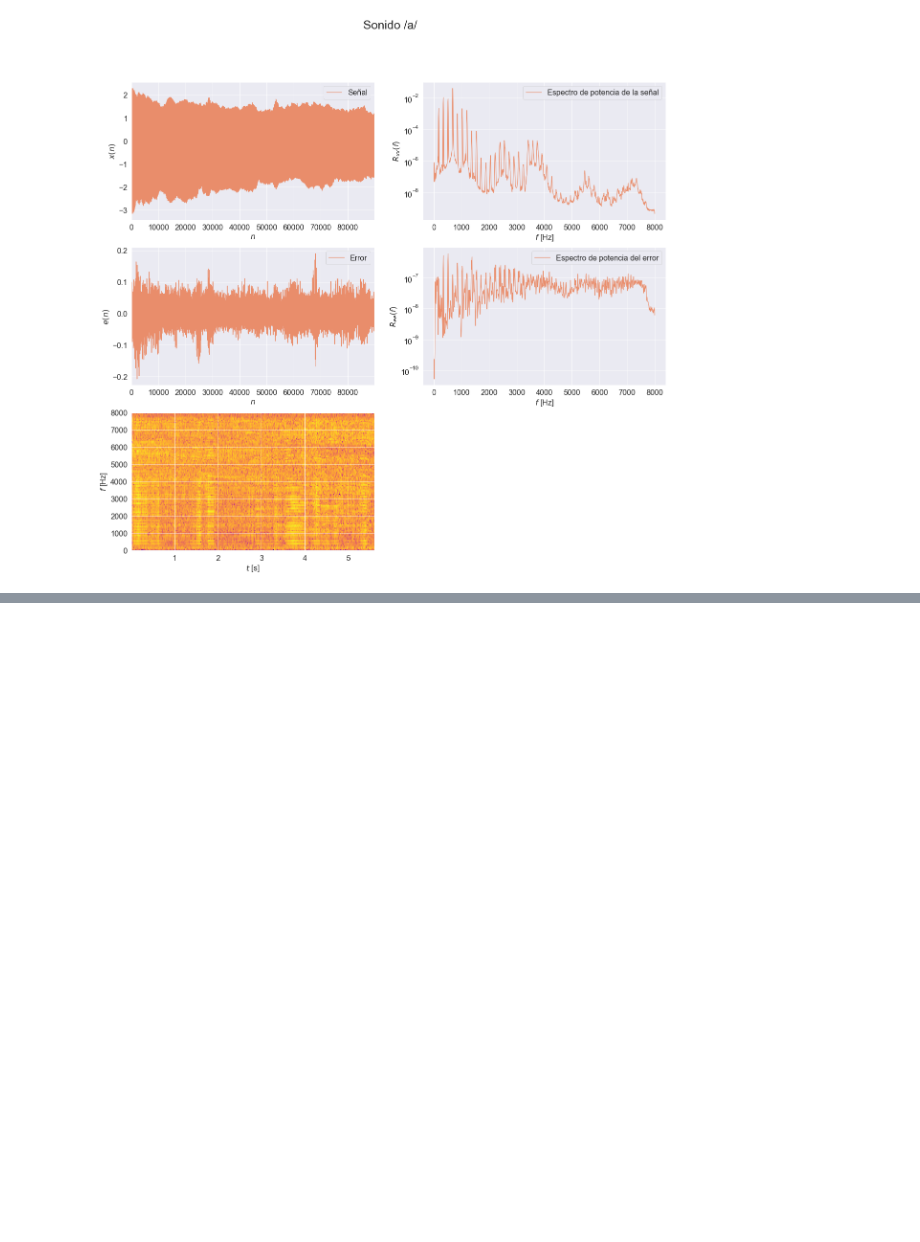
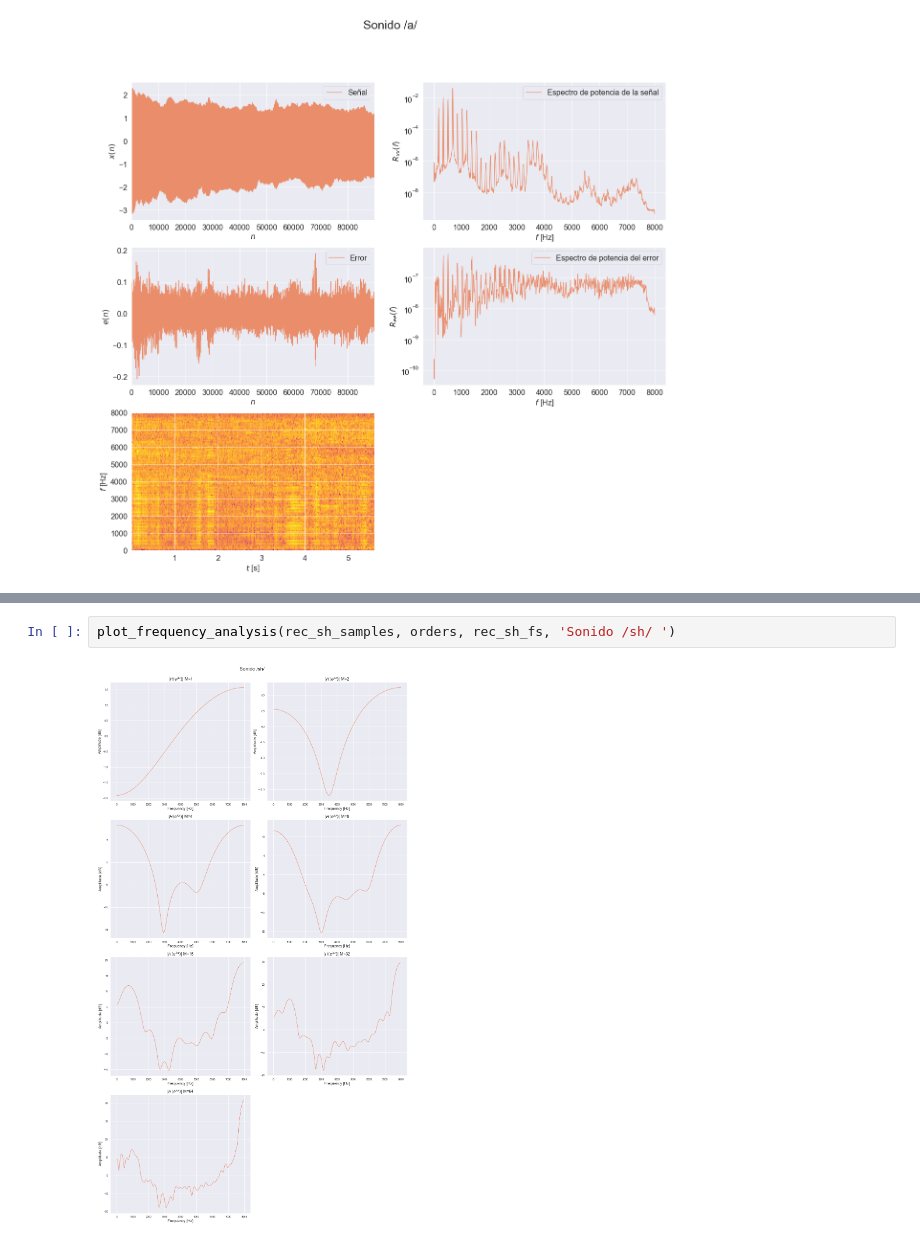
Before and after one commit to asp-image-dsp/asp-tp3, a Jupyter notebook: notebooks/report.ipynb, the cells around one changed output, grey strips where cells are left out. Cells and saved outputs as stored; diff of their text form; blank space fills up the shorter version.

```diff
--- a/notebooks/report.ipynb
+++ b/notebooks/report.ipynb
@@ -385,0 +423,4 @@ A partir de analizar la señal de error del predictor lineal, se observa que tie
+# %%
+plot_frequency_analysis(rec_sh_samples, orders, rec_sh_fs, 'Sonido /sh/ ')
+# %% [output]
+[figure, added]
```
Also changed, not shown: parts of 7 cells of this notebook.
